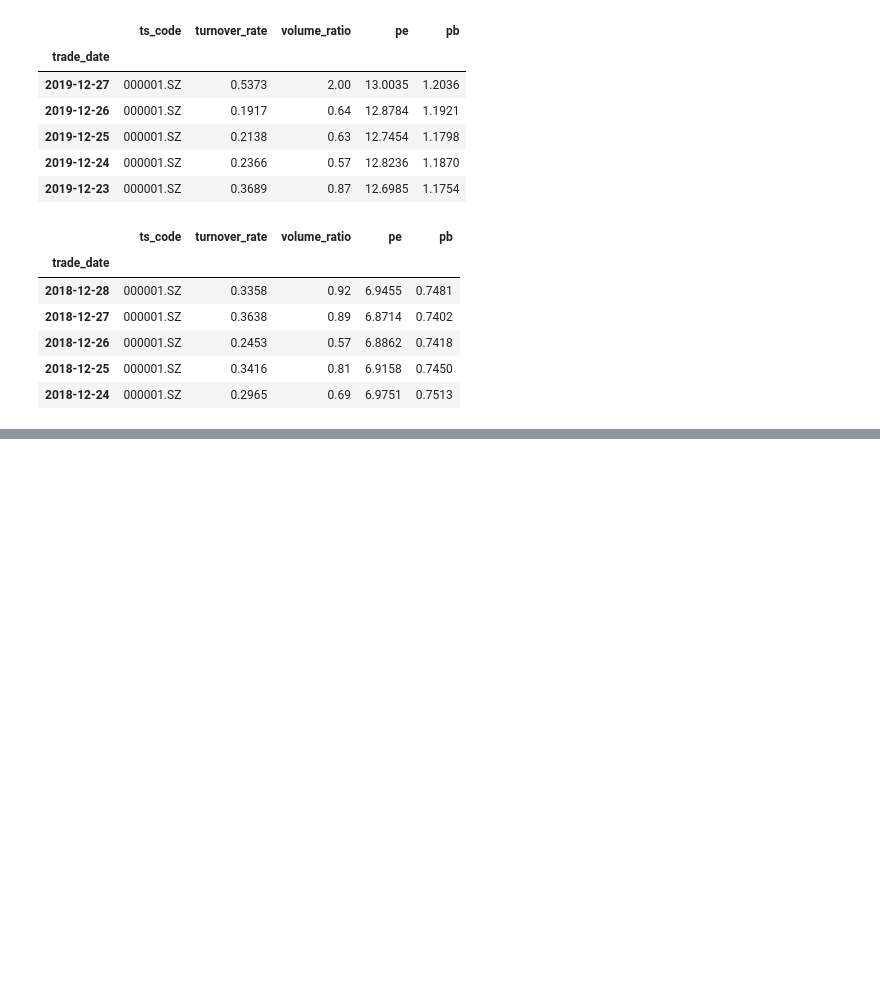
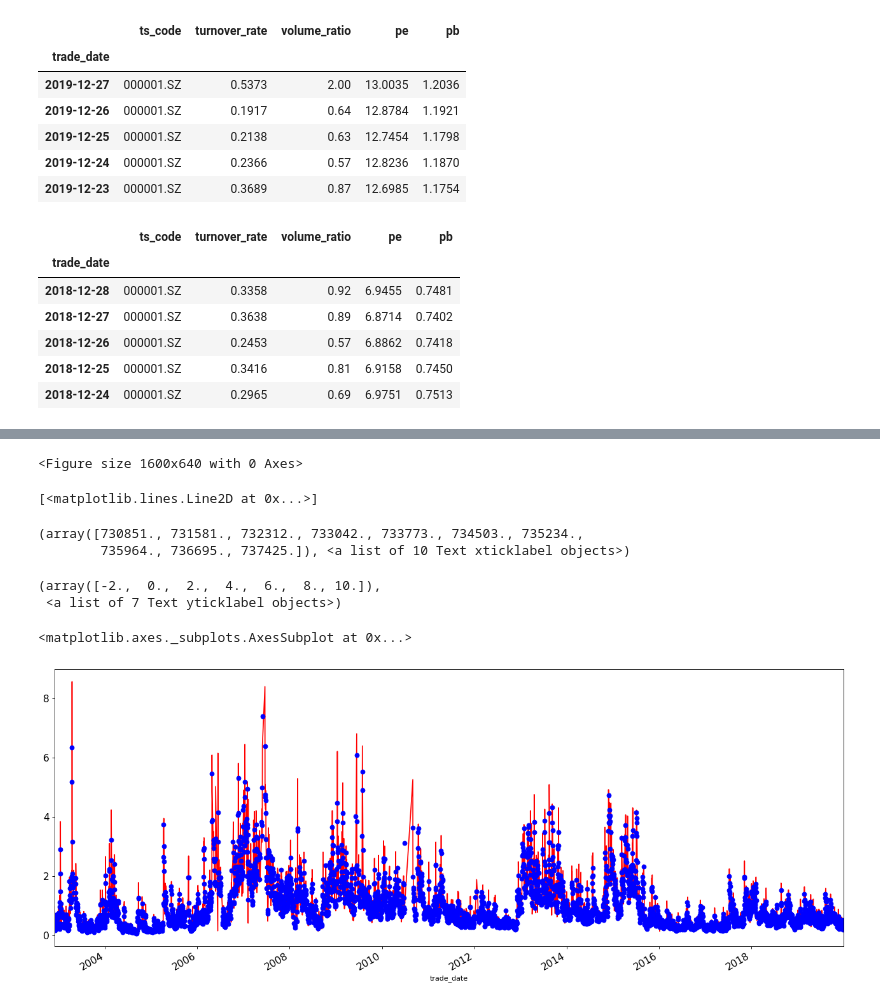
Before and after one commit to happy-yu1/date-analysis-primary, a Jupyter notebook: 数据操作练习/时间序列.ipynb, the cells around one changed output, grey strips where cells are left out. Saved outputs shown, nothing was run; the diff lists cells and outputs as text; code cells hidden in the pictures; blank space fills up the shorter version.

```diff
--- a/数据操作练习/时间序列.ipynb
+++ b/数据操作练习/时间序列.ipynb
@@ -77,0 +175,6 @@ df1['2018'].head()
+# %%
+df1 = pro.daily_basic(ts_code='000001.SZ',trade_date='', fields='ts_code,trade_date,turnover_rate,volume_ratio,pe,pb')
+df1['trade_date']=df1['trade_date'].astype('datetime64')
+df1=df1.set_index('trade_date')
+df1.head()
+df1.tail()
@@ -77,0 +196,23 @@ df1['2018'].head()
+# %%
+
+import matplotlib.pyplot as plt
+plt.figure(figsize=[20,8],dpi=80)
+
+plt.plot(df1['turnover_rate'],'r-')
+#plt.plot(df1['turnover_rate'],linestyle='dashed')  linestyle设置线条的风格，包括颜色和线条样式
+
+plt.xticks(fontsize=14)  #修改x轴刻度的大小
+plt.yticks(fontsize=14)  #修改y轴刻度的大小
+
+
+df1['turnover_rate'].rolling(2,center=True).mean().plot(style='bo')  #移动平均数
+plt.show()
+# %% [output]
+<Figure size 1600x640 with 0 Axes>
+[<matplotlib.lines.Line2D at 0x...>]
+(array([730851., 731581., 732312., 733042., 733773., 734503., 735234.,
+        735964., 736695., 737425.]), <a list of 10 Text xticklabel objects>)
+(array([-2.,  0.,  2.,  4.,  6.,  8., 10.]),
+ <a list of 7 Text yticklabel objects>)
+<matplotlib.axes._subplots.AxesSubplot at 0x...>
+[figure, added]
```
Also changed, not shown: parts of 16 cells of this notebook, 8 other files.
